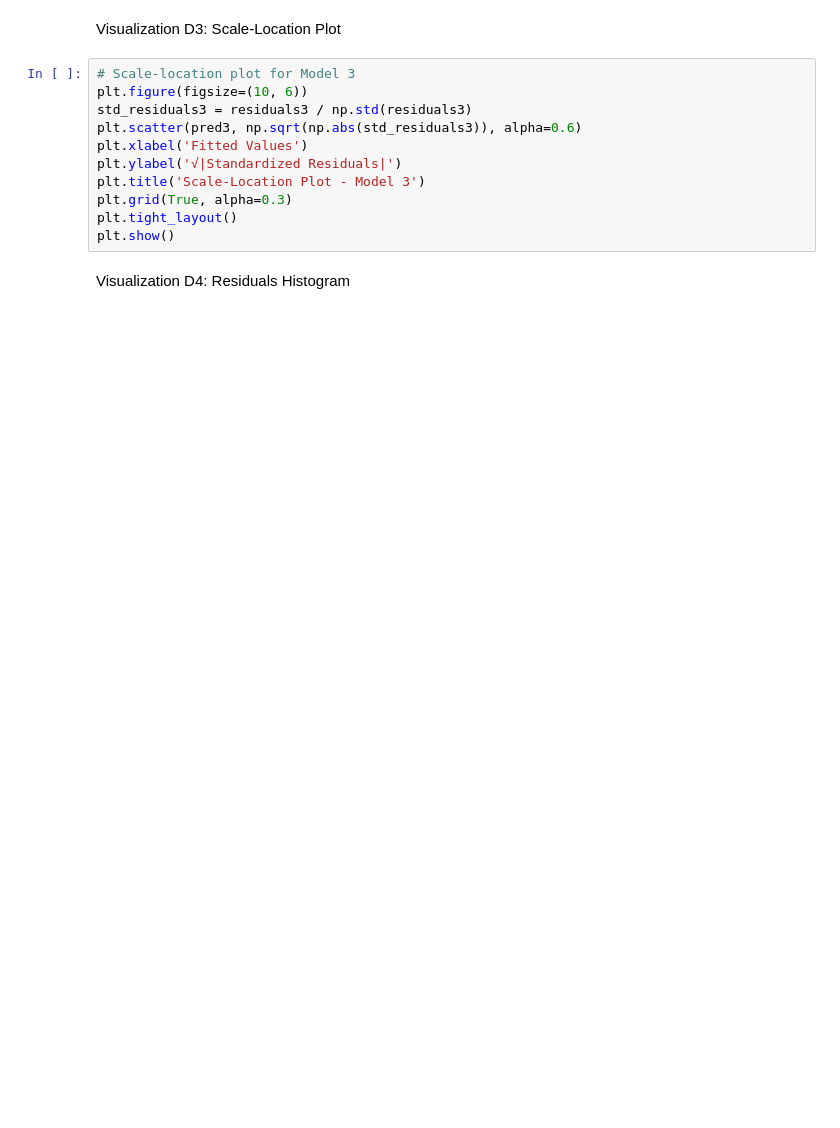
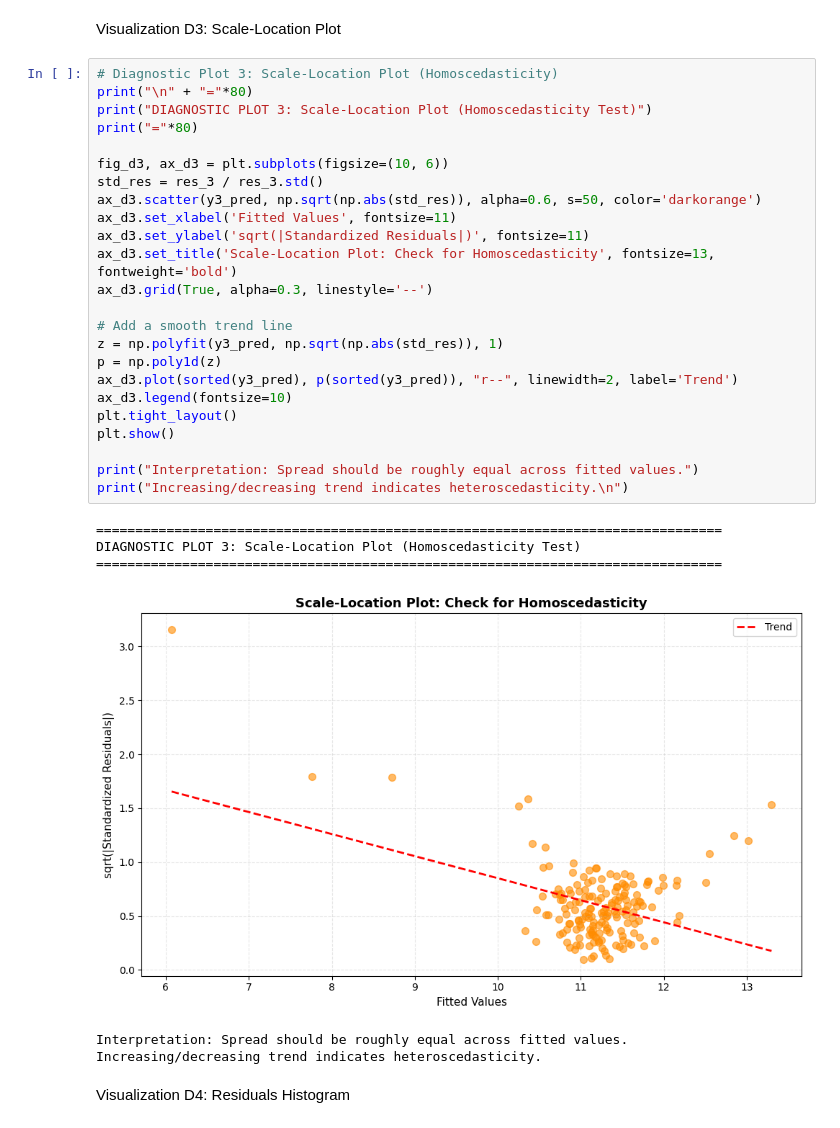
Before and after one commit to habray-99/PRT564-DATA-ANALYTICS-AND-VISUALISATION, a Jupyter notebook: Final_Assingnment.ipynb, the cells around one changed output. Drawn from its saved outputs; the diff is of its cells as text; blank space fills up the shorter version.

```diff
--- a/Final_Assingnment.ipynb
+++ b/Final_Assingnment.ipynb
@@ -811,16 +845,36 @@ plt.show()
 # %% [markdown]
 Visualization D3: Scale-Location Plot
 # %%
-# Scale-location plot for Model 3
-plt.figure(figsize=(10, 6))
-std_residuals3 = residuals3 / np.std(residuals3)
-plt.scatter(pred3, np.sqrt(np.abs(std_residuals3)), alpha=0.6)
-plt.xlabel('Fitted Values')
-plt.ylabel('√|Standardized Residuals|')
-plt.title('Scale-Location Plot - Model 3')
-plt.grid(True, alpha=0.3)
+# Diagnostic Plot 3: Scale-Location Plot (Homoscedasticity)
+print("\n" + "="*80)
+print("DIAGNOSTIC PLOT 3: Scale-Location Plot (Homoscedasticity Test)")
+print("="*80)
+
+fig_d3, ax_d3 = plt.subplots(figsize=(10, 6))
+std_res = res_3 / res_3.std()
+ax_d3.scatter(y3_pred, np.sqrt(np.abs(std_res)), alpha=0.6, s=50, color='darkorange')
+ax_d3.set_xlabel('Fitted Values', fontsize=11)
+ax_d3.set_ylabel('sqrt(|Standardized Residuals|)', fontsize=11)
+ax_d3.set_title('Scale-Location Plot: Check for Homoscedasticity', fontsize=13, fontweight='bold')
+ax_d3.grid(True, alpha=0.3, linestyle='--')
+
+# Add a smooth trend line
+z = np.polyfit(y3_pred, np.sqrt(np.abs(std_res)), 1)
+p = np.poly1d(z)
+ax_d3.plot(sorted(y3_pred), p(sorted(y3_pred)), "r--", linewidth=2, label='Trend')
+ax_d3.legend(fontsize=10)
 plt.tight_layout()
 plt.show()
+
+print("Interpretation: Spread should be roughly equal across fitted values.")
+print("Increasing/decreasing trend indicates heteroscedasticity.\n")
+# %% [output]
+================================================================================
+DIAGNOSTIC PLOT 3: Scale-Location Plot (Homoscedasticity Test)
+================================================================================
+[figure, added]
+Interpretation: Spread should be roughly equal across fitted values.
+Increasing/decreasing trend indicates heteroscedasticity.
 # %% [markdown]
 Visualization D4: Residuals Histogram
 # %%
```
Also changed, not shown: parts of 16 cells of this notebook, 3 other files.
